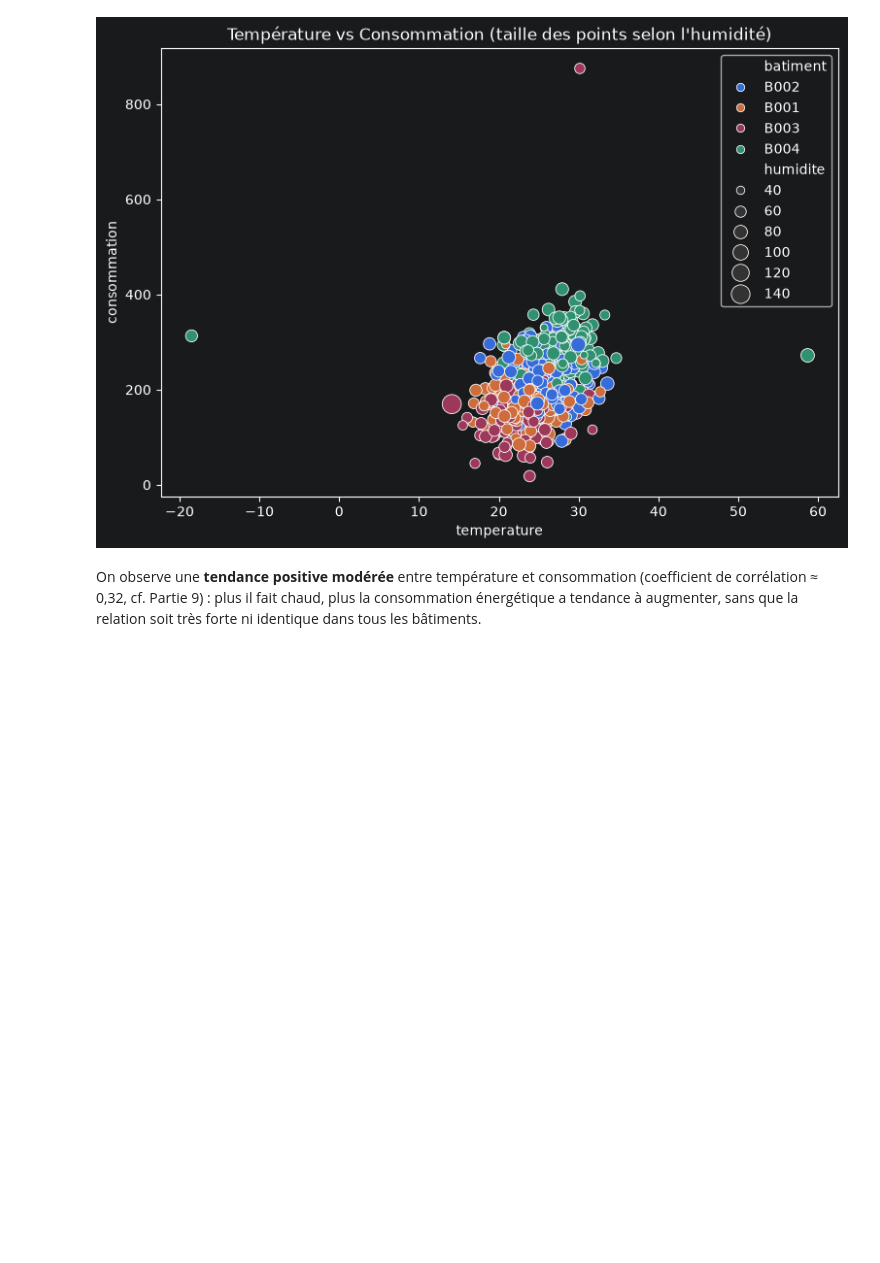
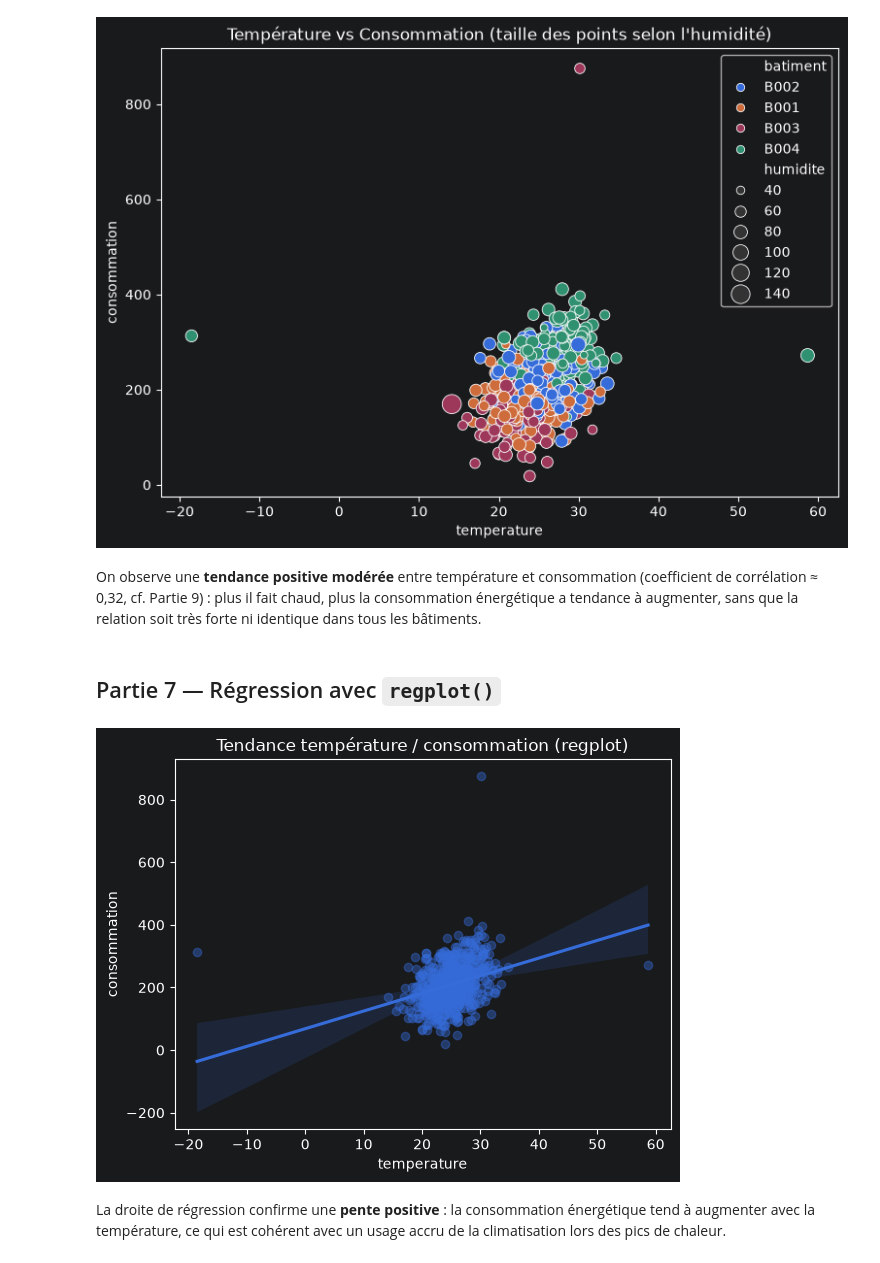
Before and after one commit to massamba0809/atelier_seaborn_iot, a Jupyter notebook: notebooks/atelier_seaborn_iot.ipynb, the cells around one changed output. Drawn from its saved outputs; the diff is of its cells as text; code cells hidden in the pictures; blank space fills up the shorter version.

Commit message:
Partie 7 : regression avec regplot()

```diff
--- a/notebooks/atelier_seaborn_iot.ipynb
+++ b/notebooks/atelier_seaborn_iot.ipynb
@@ -325,3 +325,14 @@ plt.show()
 [figure]
 # %% [markdown]
 On observe une **tendance positive modérée** entre température et consommation (coefficient de corrélation ≈ 0,32, cf. Partie 9) : plus il fait chaud, plus la consommation énergétique a tendance à augmenter, sans que la relation soit très forte ni identique dans tous les bâtiments.
+# %% [markdown]
+## Partie 7 — Régression avec `regplot()`
+# %%
+plt.figure()
+sns.regplot(data=df, x="temperature", y="consommation", scatter_kws={"alpha":0.4})
+plt.title("Tendance température / consommation (regplot)")
+plt.show()
+# %% [output]
+[figure, added]
+# %% [markdown]
+La droite de régression confirme une **pente positive** : la consommation énergétique tend à augmenter avec la température, ce qui est cohérent avec un usage accru de la climatisation lors des pics de chaleur.
```
